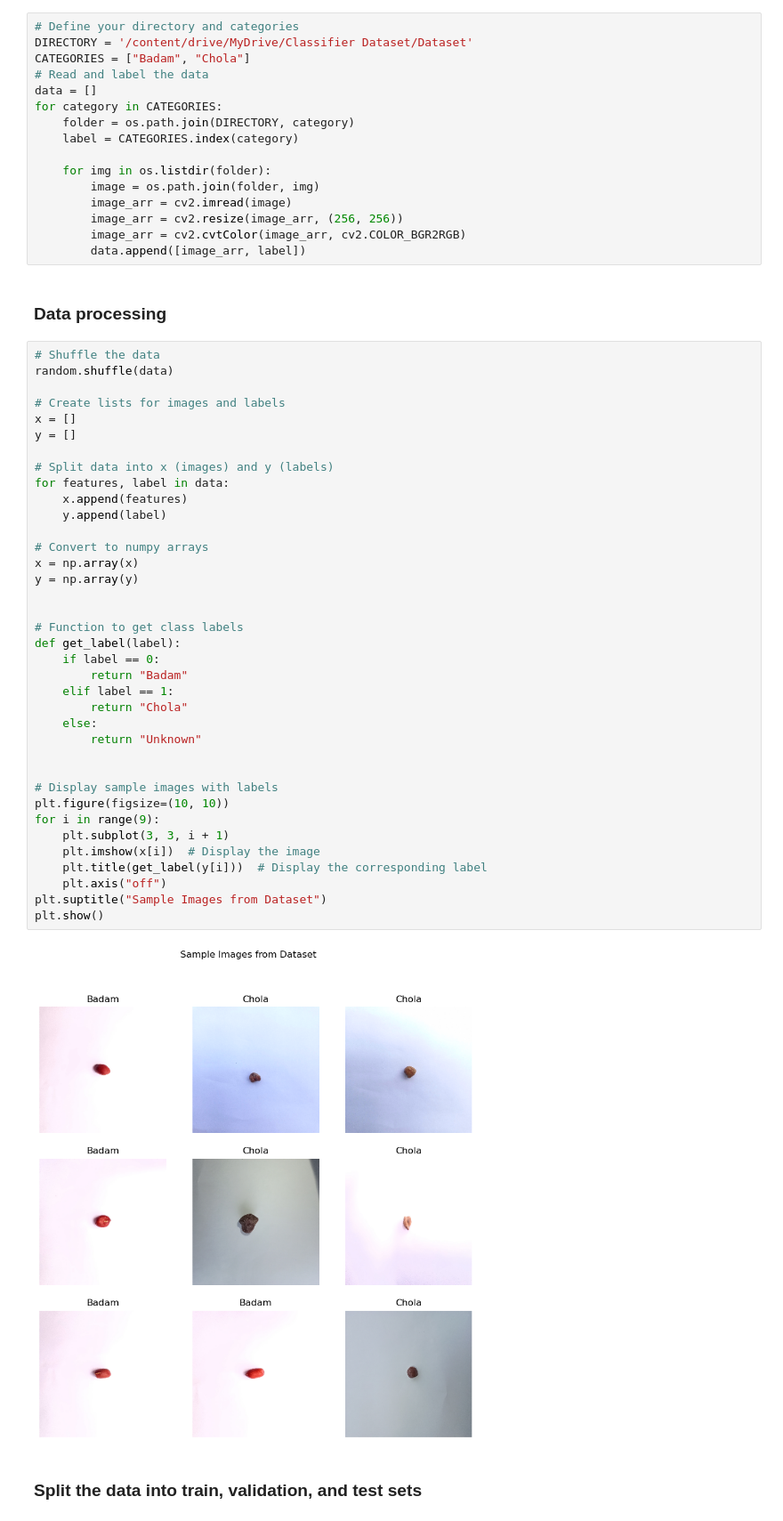
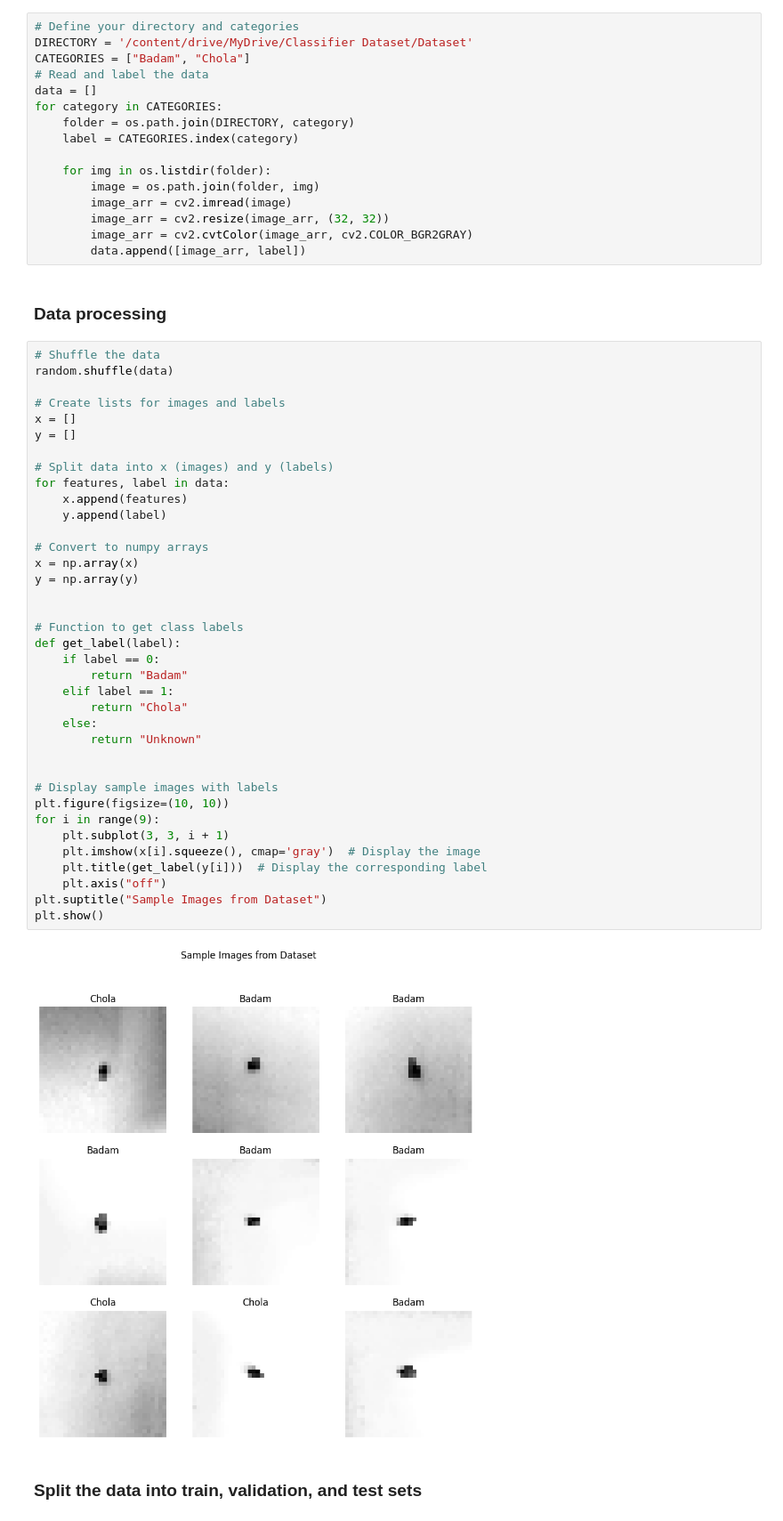
Before and after one commit to ForhanShahriarFahim/Artificial-Intelligence-Lab, a Jupyter notebook: 2_Binary_Image_Classifier(Badam_Chola).ipynb, the cells around one changed output. Shown: that part at 89% size. Cells and saved outputs as stored; diff of their text form.

```diff
--- a/2_Binary_Image_Classifier(Badam_Chola).ipynb
+++ b/2_Binary_Image_Classifier(Badam_Chola).ipynb
@@ -35,8 +37,8 @@ for category in CATEGORIES:
     for img in os.listdir(folder):
         image = os.path.join(folder, img)
         image_arr = cv2.imread(image)
-        image_arr = cv2.resize(image_arr, (256, 256))
-        image_arr = cv2.cvtColor(image_arr, cv2.COLOR_BGR2RGB)
+        image_arr = cv2.resize(image_arr, (32, 32))
+        image_arr = cv2.cvtColor(image_arr, cv2.COLOR_BGR2GRAY)
         data.append([image_arr, label])
 # %% [markdown]
 ### Data processing
@@ -50,35 +52,35 @@ y = []
 
 # Split data into x (images) and y (labels)
 for features, label in data:
     x.append(features)
     y.append(label)
 
 # Convert to numpy arrays
 x = np.array(x)
 y = np.array(y)
 
 
 # Function to get class labels
 def get_label(label):
     if label == 0:
         return "Badam"
     elif label == 1:
         return "Chola"
     else:
         return "Unknown"
 
 
 # Display sample images with labels
 plt.figure(figsize=(10, 10))
 for i in range(9):
     plt.subplot(3, 3, i + 1)
-    plt.imshow(x[i])  # Display the image
+    plt.imshow(x[i].squeeze(), cmap='gray')  # Display the image
     plt.title(get_label(y[i]))  # Display the corresponding label
     plt.axis("off")
 plt.suptitle("Sample Images from Dataset")
 plt.show()
 # %% [output]
-[figure, old version]
+[figure, new version]
 # %% [markdown]
 ### Split the data into train, validation, and test sets
 # %%
```
Also changed, not shown: parts of 7 cells of this notebook.
